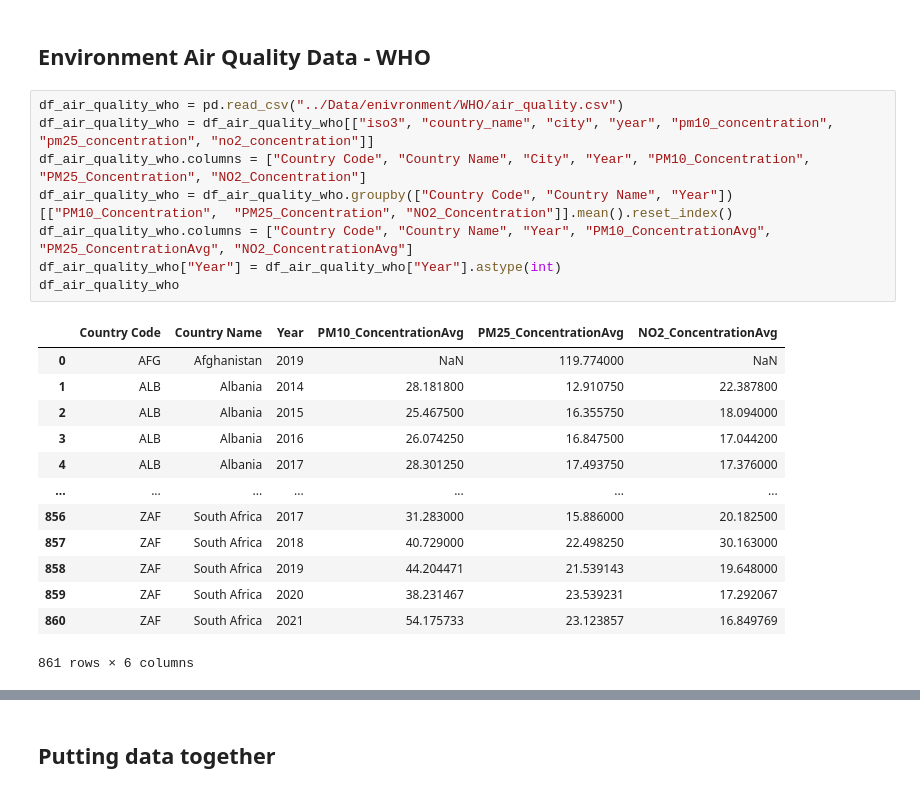
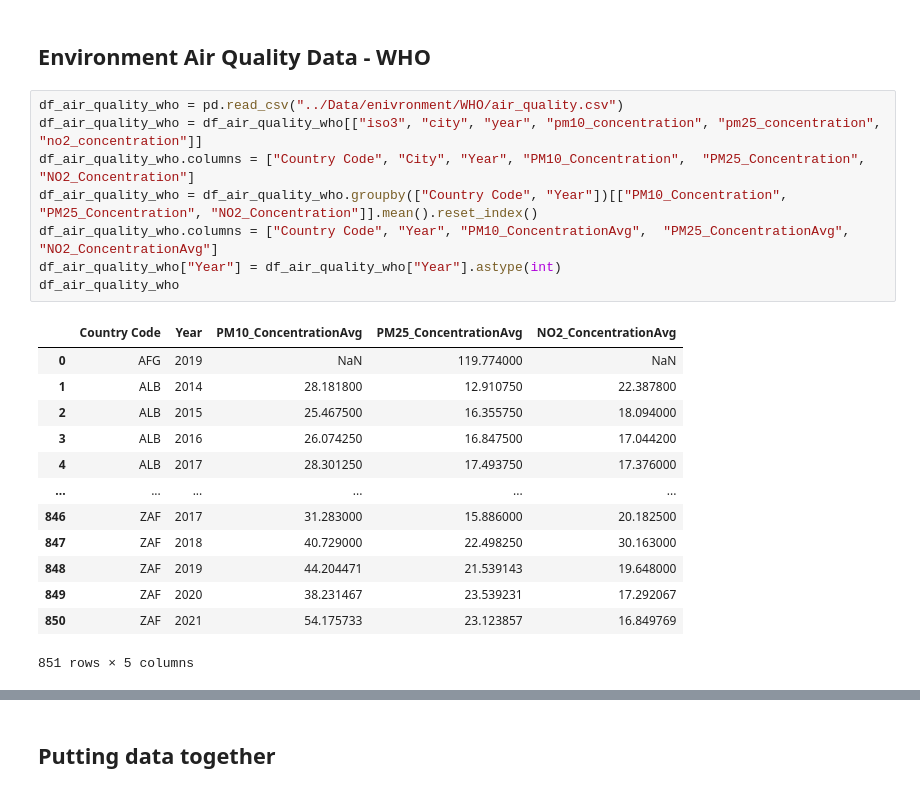
Before and after one commit to gitBugD/GML_RespiratoryDiseases, a Jupyter notebook: DataMerge.ipynb, the cells around one changed output, grey strips where cells are left out. Drawn from its saved outputs; the diff is of its cells as text.

```diff
--- a/DataMerge.ipynb
+++ b/DataMerge.ipynb
@@ -575,23 +549,23 @@ display(df_tobacco_consumption_grperperson)
 ## Environment Air Quality Data - WHO
 # %%
 df_air_quality_who = pd.read_csv("../Data/enivronment/WHO/air_quality.csv")
-df_air_quality_who = df_air_quality_who[["iso3", "country_name", "city", "year", "pm10_concentration", "pm25_concentration", "no2_concentration"]]
-df_air_quality_who.columns = ["Country Code", "Country Name", "City", "Year", "PM10_Concentration",  "PM25_Concentration", "NO2_Concentration"]
-df_air_quality_who = df_air_quality_who.groupby(["Country Code", "Country Name", "Year"])[["PM10_Concentration",  "PM25_Concentration", "NO2_Concentration"]].mean().reset_index()
-df_air_quality_who.columns = ["Country Code", "Country Name", "Year", "PM10_ConcentrationAvg",  "PM25_ConcentrationAvg", "NO2_ConcentrationAvg"]
+df_air_quality_who = df_air_quality_who[["iso3", "city", "year", "pm10_concentration", "pm25_concentration", "no2_concentration"]]
+df_air_quality_who.columns = ["Country Code", "City", "Year", "PM10_Concentration",  "PM25_Concentration", "NO2_Concentration"]
+df_air_quality_who = df_air_quality_who.groupby(["Country Code", "Year"])[["PM10_Concentration",  "PM25_Concentration", "NO2_Concentration"]].mean().reset_index()
+df_air_quality_who.columns = ["Country Code", "Year", "PM10_ConcentrationAvg",  "PM25_ConcentrationAvg", "NO2_ConcentrationAvg"]
 df_air_quality_who["Year"] = df_air_quality_who["Year"].astype(int)
 df_air_quality_who
 # %% [output]
-|  | Country Code | Country Name | Year | PM10_ConcentrationAvg | PM25_ConcentrationAvg | NO2_ConcentrationAvg |
-| 0 | AFG | Afghanistan | 2019 | NaN | 119.774000 | NaN |
-| 1 | ALB | Albania | 2014 | 28.181800 | 12.910750 | 22.387800 |
-| 2 | ALB | Albania | 2015 | 25.467500 | 16.355750 | 18.094000 |
-| 3 | ALB | Albania | 2016 | 26.074250 | 16.847500 | 17.044200 |
-| 4 | ALB | Albania | 2017 | 28.301250 | 17.493750 | 17.376000 |
-| ... | ... | ... | ... | ... | ... | ... |
-| 856 | ZAF | South Africa | 2017 | 31.283000 | 15.886000 | 20.182500 |
-| 857 | ZAF | South Africa | 2018 | 40.729000 | 22.498250 | 30.163000 |
-| 858 | ZAF | South Africa | 2019 | 44.204471 | 21.539143 | 19.648000 |
-| 859 | ZAF | South Africa | 2020 | 38.231467 | 23.539231 | 17.292067 |
-| 860 | ZAF | South Africa | 2021 | 54.175733 | 23.123857 | 16.849769 |
+|  | Country Code | Year | PM10_ConcentrationAvg | PM25_ConcentrationAvg | NO2_ConcentrationAvg |
+| 0 | AFG | 2019 | NaN | 119.774000 | NaN |
+| 1 | ALB | 2014 | 28.181800 | 12.910750 | 22.387800 |
+| 2 | ALB | 2015 | 25.467500 | 16.355750 | 18.094000 |
+| 3 | ALB | 2016 | 26.074250 | 16.847500 | 17.044200 |
+| 4 | ALB | 2017 | 28.301250 | 17.493750 | 17.376000 |
+| ... | ... | ... | ... | ... | ... |
+| 846 | ZAF | 2017 | 31.283000 | 15.886000 | 20.182500 |
+| 847 | ZAF | 2018 | 40.729000 | 22.498250 | 30.163000 |
+| 848 | ZAF | 2019 | 44.204471 | 21.539143 | 19.648000 |
+| 849 | ZAF | 2020 | 38.231467 | 23.539231 | 17.292067 |
+| 850 | ZAF | 2021 | 54.175733 | 23.123857 | 16.849769 |
-861 rows × 6 columns
+851 rows × 5 columns
```
Also changed, not shown: parts of 47 cells of this notebook.
